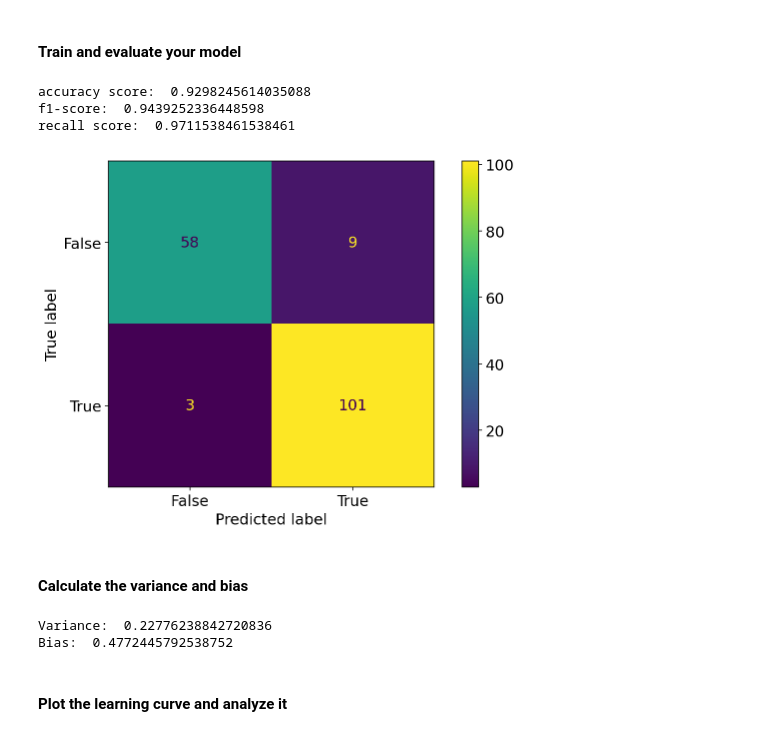
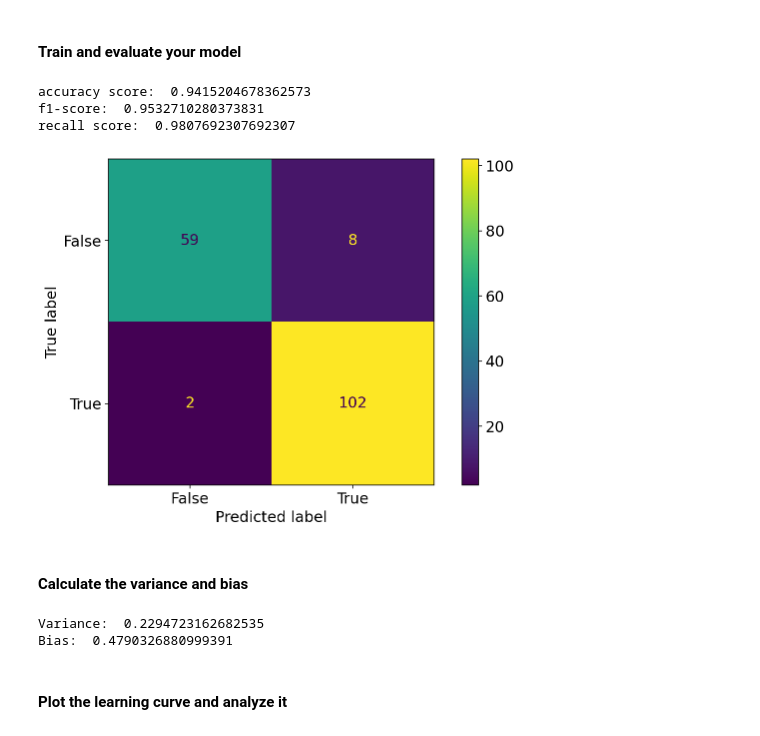
Before and after one commit to xxxxxxxxxie/509_Project, a Jupyter notebook: 509_project.ipynb, the cells around one changed output. Cells and saved outputs as stored; diff of their text form; code cells hidden in the pictures.

```diff
--- a/509_project.ipynb
+++ b/509_project.ipynb
@@ -623,28 +623,28 @@ target = ['diagnosis']
 #### Train and evaluate your model
 # %%
 # train model
-rfc = RandomForestClassifier(n_estimators=50).fit(X_train, y_train)
+rfc = RandomForestClassifier(n_estimators=30).fit(X_train, y_train)
 
 # predict on test set
 rfc_pred = rfc.predict(X_test)
 
 # Evaluation
 print('accuracy score: ', accuracy_score(y_test, rfc_pred))
 print('f1-score: ', f1_score(y_test, rfc_pred))
 print('recall score: ', recall_score(y_test, rfc_pred))
 # print("confusion_matrix:\n",
 #               confusion_matrix(y_test, rfc_pred))
 confusion_matrix = metrics.confusion_matrix(y_test, rfc_pred)
 
 cm_display = metrics.ConfusionMatrixDisplay(confusion_matrix = confusion_matrix, display_labels = [False, True])
 
 cm_display.plot()
 plt.show()
 # %% [output]
-accuracy score:  0.9298245614035088
-f1-score:  0.9439252336448598
-recall score:  0.9711538461538461
+accuracy score:  0.9415204678362573
+f1-score:  0.9532710280373831
+recall score:  0.9807692307692307
-[figure, old version]
+[figure, new version]
 # %% [markdown]
 #### Calculate the variance and bias
 # %%
@@ -657,8 +657,8 @@ Bias = abs((MSE-var))**(1/2)
 print("Variance: ", var)
 print("Bias: ", Bias)
 # %% [output]
-Variance:  0.22776238842720836
-Bias:  0.4772445792538752
+Variance:  0.2294723162682535
+Bias:  0.4790326880999391
 # %% [markdown]
 #### Plot the learning curve and analyze it
 # %%
```
Also changed, not shown: parts of 9 cells of this notebook.
